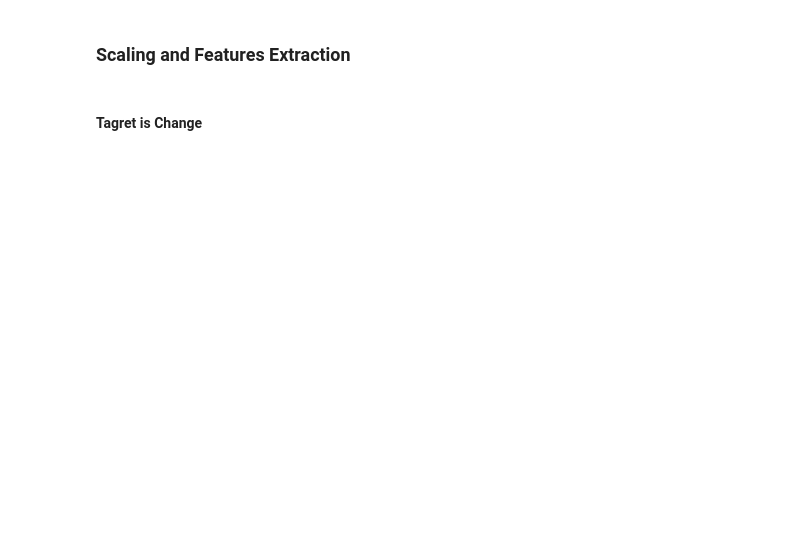
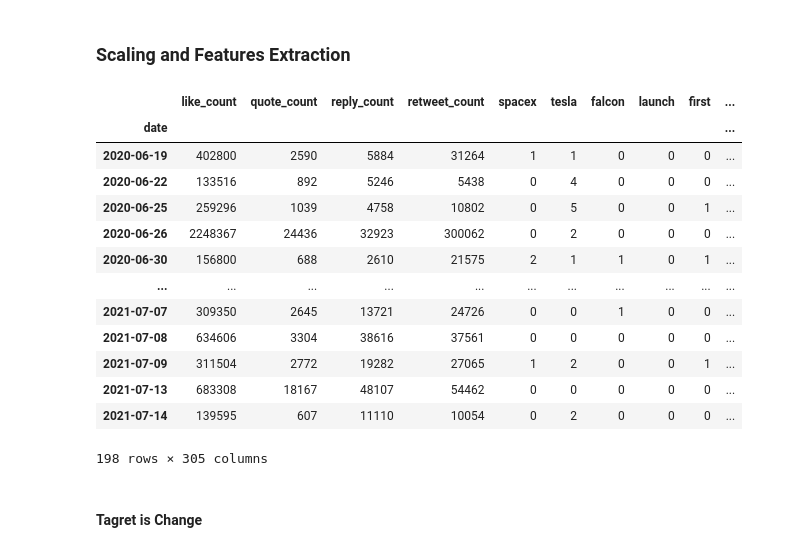
Before and after one commit to angkohtenko/twitter_vs_stocks, a Jupyter notebook: ML_model.ipynb, the cells around one changed output. Cells and saved outputs as stored; diff of their text form; code cells hidden in the pictures; blank space fills up the shorter version.

```diff
--- a/ML_model.ipynb
+++ b/ML_model.ipynb
@@ -124,6 +125,23 @@ twitter_vs_stocks.head()
 X = twitter_vs_stocks.drop(columns=['tokenized_text', 'change', 'volume_traded'])
 y_change = twitter_vs_stocks.change
 y_volume = twitter_vs_stocks.volume
+# %%
+X.co
+# %% [output]
+|  | like_count | quote_count | reply_count | retweet_count | spacex | tesla | falcon | launch | first | ... |
+| date |  |  |  |  |  |  |  |  |  | ... |
+| 2020-06-19 | 402800 | 2590 | 5884 | 31264 | 1 | 1 | 0 | 0 | 0 | ... |
+| 2020-06-22 | 133516 | 892 | 5246 | 5438 | 0 | 4 | 0 | 0 | 0 | ... |
+| 2020-06-25 | 259296 | 1039 | 4758 | 10802 | 0 | 5 | 0 | 0 | 1 | ... |
+| 2020-06-26 | 2248367 | 24436 | 32923 | 300062 | 0 | 2 | 0 | 0 | 0 | ... |
+| 2020-06-30 | 156800 | 688 | 2610 | 21575 | 2 | 1 | 1 | 0 | 1 | ... |
+| ... | ... | ... | ... | ... | ... | ... | ... | ... | ... | ... |
+| 2021-07-07 | 309350 | 2645 | 13721 | 24726 | 0 | 0 | 1 | 0 | 0 | ... |
+| 2021-07-08 | 634606 | 3304 | 38616 | 37561 | 0 | 0 | 0 | 0 | 0 | ... |
+| 2021-07-09 | 311504 | 2772 | 19282 | 27065 | 1 | 2 | 0 | 0 | 1 | ... |
+| 2021-07-13 | 683308 | 18167 | 48107 | 54462 | 0 | 0 | 0 | 0 | 0 | ... |
+| 2021-07-14 | 139595 | 607 | 11110 | 10054 | 0 | 2 | 0 | 0 | 0 | ... |
+198 rows × 305 columns
 # %% [markdown]
 #### Tagret is Change
 # %%
```
Also changed, not shown: parts of 18 cells of this notebook.
